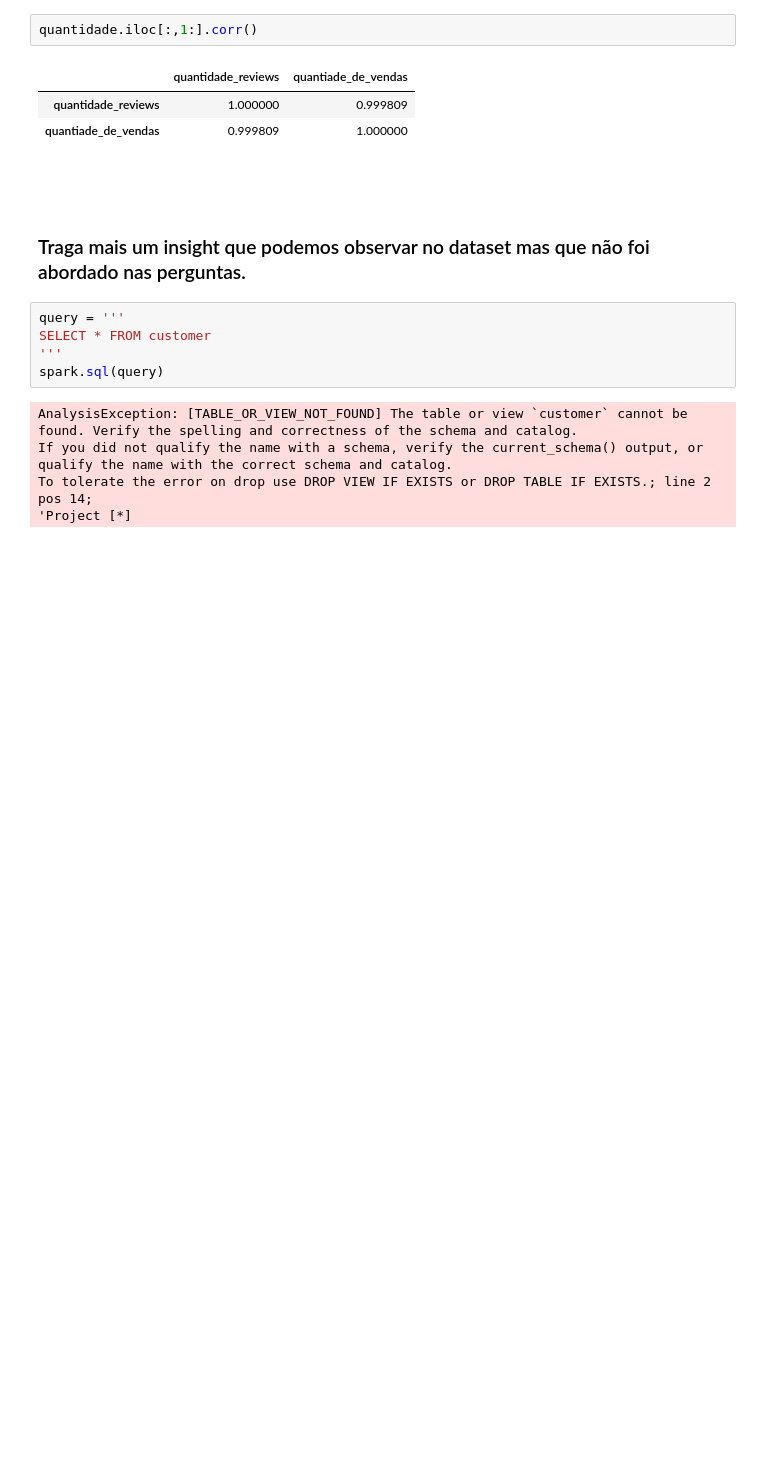
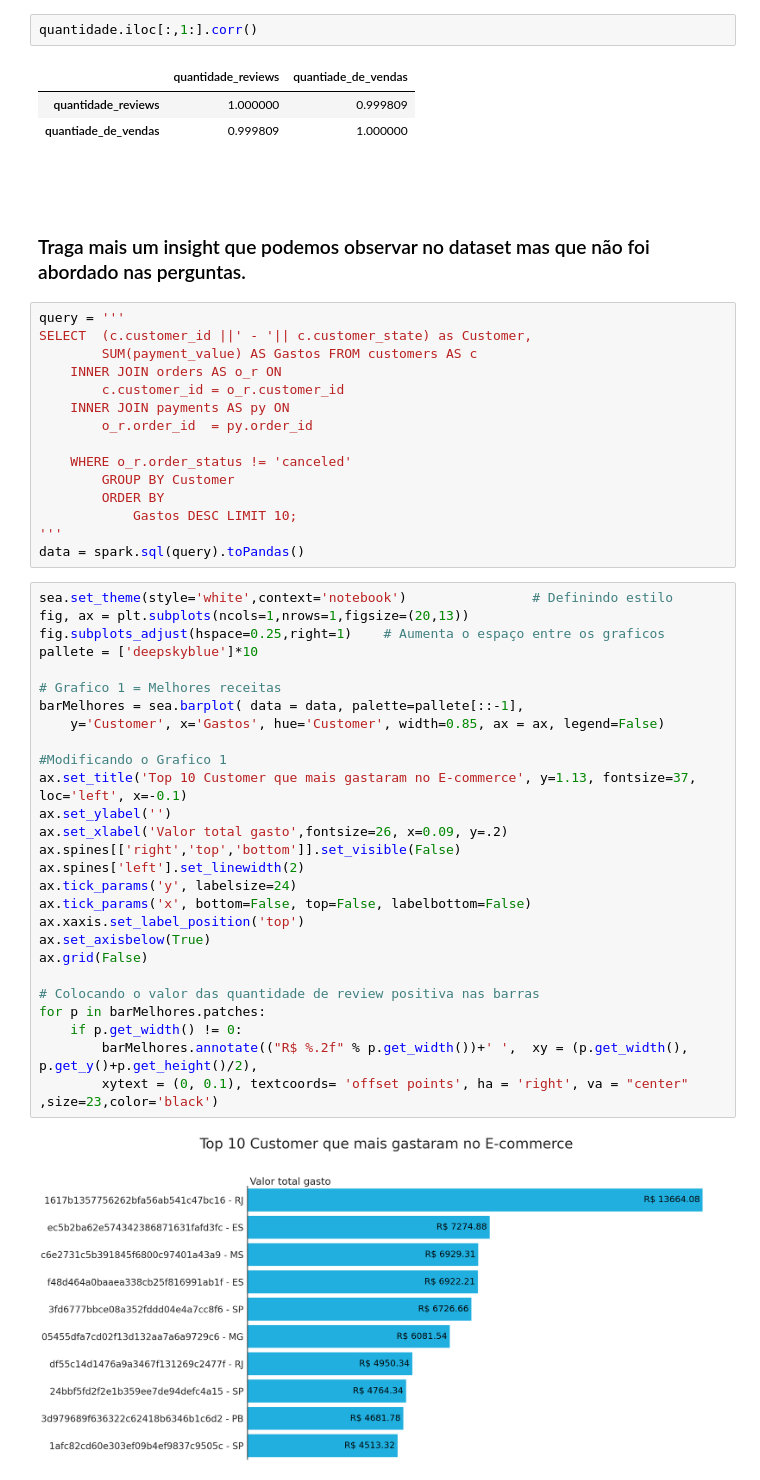
Before and after one commit to kaladabrio2020/Compass.Uol.DataScience, a Jupyter notebook: Sprint 01/ProjetoSprint01/ProjetoSprint01.ipynb, the cells around one changed output. Saved outputs shown, nothing was run; the diff lists cells and outputs as text; blank space fills up the shorter version.

```diff
--- a/Sprint 01/ProjetoSprint01/ProjetoSprint01.ipynb
+++ b/Sprint 01/ProjetoSprint01/ProjetoSprint01.ipynb
@@ -1029,13 +1031,47 @@ quantidade.iloc[:,1:].corr()
 &nbsp;
 # %% [markdown]
 ### Traga mais um insight que podemos observar no dataset mas que não foi abordado nas perguntas.
-# %%
-query = '''
-SELECT * FROM customer
-'''
-spark.sql(query)
-# %% [output]
-AnalysisException: [TABLE_OR_VIEW_NOT_FOUND] The table or view `customer` cannot be found. Verify the spelling and correctness of the schema and catalog.
-If you did not qualify the name with a schema, verify the current_schema() output, or qualify the name with the correct schema and catalog.
-To tolerate the error on drop use DROP VIEW IF EXISTS or DROP TABLE IF EXISTS.; line 2 pos 14;
-'Project [*]
+# %%
+query = '''
+SELECT  (c.customer_id ||' - '|| c.customer_state) as Customer,
+        SUM(payment_value) AS Gastos FROM customers AS c
+    INNER JOIN orders AS o_r ON
+        c.customer_id = o_r.customer_id
+    INNER JOIN payments AS py ON
+        o_r.order_id  = py.order_id
+
+    WHERE o_r.order_status != 'canceled'
+        GROUP BY Customer
+        ORDER BY
+            Gastos DESC LIMIT 10;
+'''
+data = spark.sql(query).toPandas()
+# %%
+sea.set_theme(style='white',context='notebook')                # Definindo estilo
+fig, ax = plt.subplots(ncols=1,nrows=1,figsize=(20,13))
+fig.subplots_adjust(hspace=0.25,right=1)    # Aumenta o espaço entre os graficos
+pallete = ['deepskyblue']*10
+
+# Grafico 1 = Melhores receitas
+barMelhores = sea.barplot( data = data, palette=pallete[::-1],
+    y='Customer', x='Gastos', hue='Customer', width=0.85, ax = ax, legend=False)
+
+#Modificando o Grafico 1
+ax.set_title('Top 10 Customer que mais gastaram no E-commerce', y=1.13, fontsize=37, loc='left', x=-0.1)
+ax.set_ylabel('')
+ax.set_xlabel('Valor total gasto',fontsize=26, x=0.09, y=.2)
+ax.spines[['right','top','bottom']].set_visible(False)
+ax.spines['left'].set_linewidth(2)
+ax.tick_params('y', labelsize=24)
+ax.tick_params('x', bottom=False, top=False, labelbottom=False)
+ax.xaxis.set_label_position('top')
+ax.set_axisbelow(True)
+ax.grid(False)
+
+# Colocando o valor das quantidade de review positiva nas barras
+for p in barMelhores.patches:
+    if p.get_width() != 0:
+        barMelhores.annotate(("R$ %.2f" % p.get_width())+' ',  xy = (p.get_width(), p.get_y()+p.get_height()/2),
+        xytext = (0, 0.1), textcoords= 'offset points', ha = 'right', va = "center" ,size=23,color='black')
+# %% [output]
+[figure, added]
```
Also changed, not shown: parts of 5 cells of this notebook.
